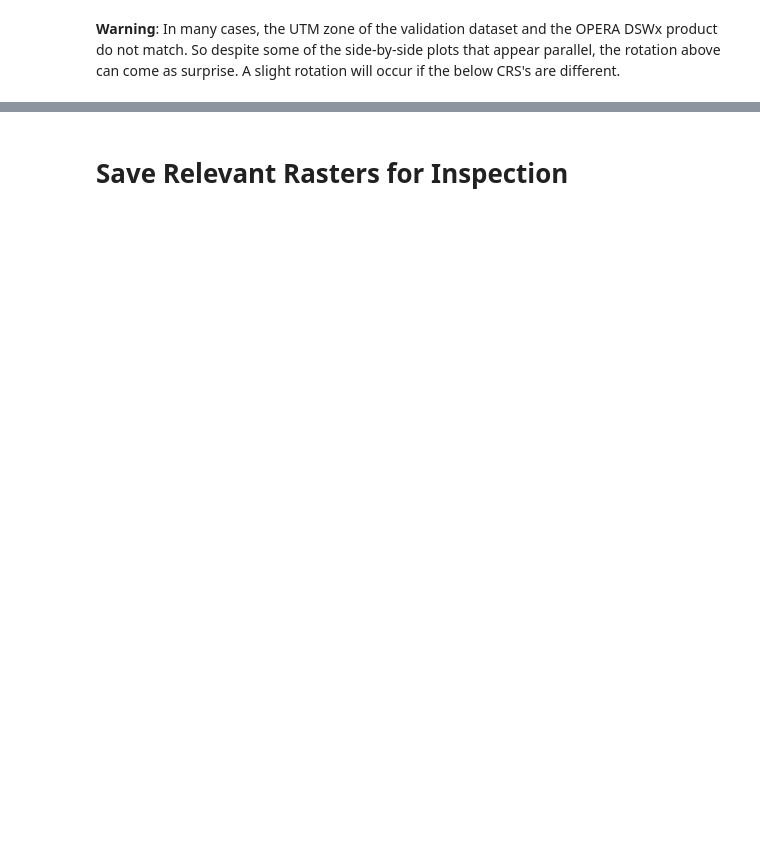
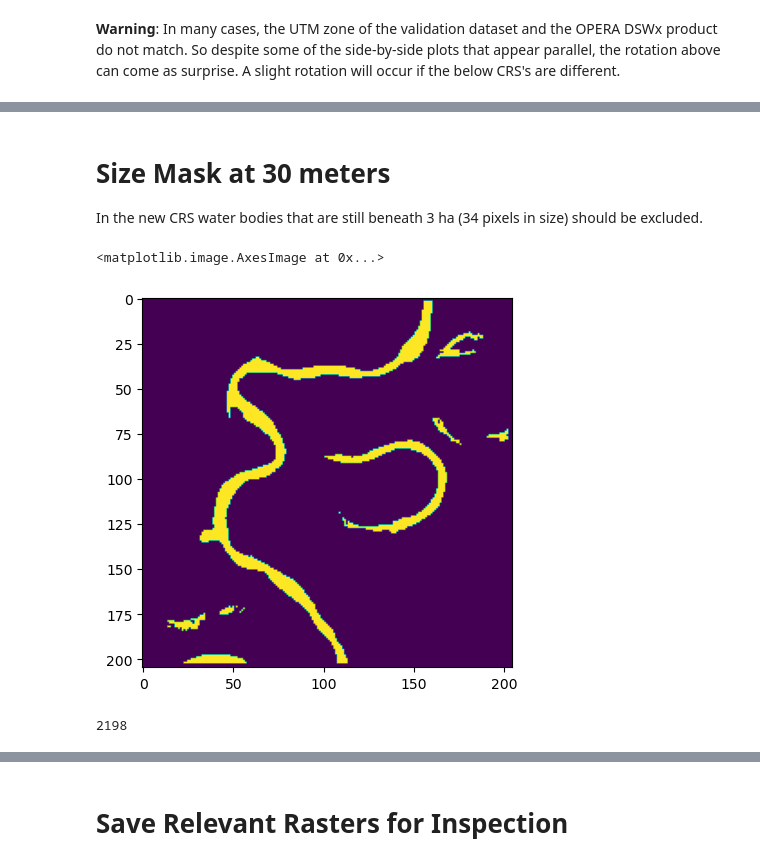
Before and after one commit to OPERA-Cal-Val/DSWx-HLS-Requirement-Verification, a Jupyter notebook: 0-Verify_Requirements.ipynb, the cells around one changed output, grey strips where cells are left out. Cells and saved outputs as stored; diff of their text form; code cells hidden in the pictures; blank space fills up the shorter version.

```diff
--- a/0-Verify_Requirements.ipynb
+++ b/0-Verify_Requirements.ipynb
@@ -487,0 +552,18 @@ print('Validation CRS: ', p_val['crs'])
+# %% [markdown]
+# Size Mask at 30 meters
+
+In the new CRS water bodies that are still beneath 3 ha (34 pixels in size) should be excluded.
+# %%
+X_val_r_osw_psw = (X_val_r == 1) | (X_val_r == 2)
+plt.imshow(X_val_r_osw_psw)
+# %% [output]
+<matplotlib.image.AxesImage at 0x...>
+[figure, added]
+# %%
+water_labels_30m = label(X_val_r_osw_psw, connectivity=1, background=0)
+props = regionprops(water_labels_30m)
+
+if props:
+    print(props[0].area)
+# %% [output]
+2198
```
Also changed, not shown: parts of 69 cells of this notebook, 3 other files.
